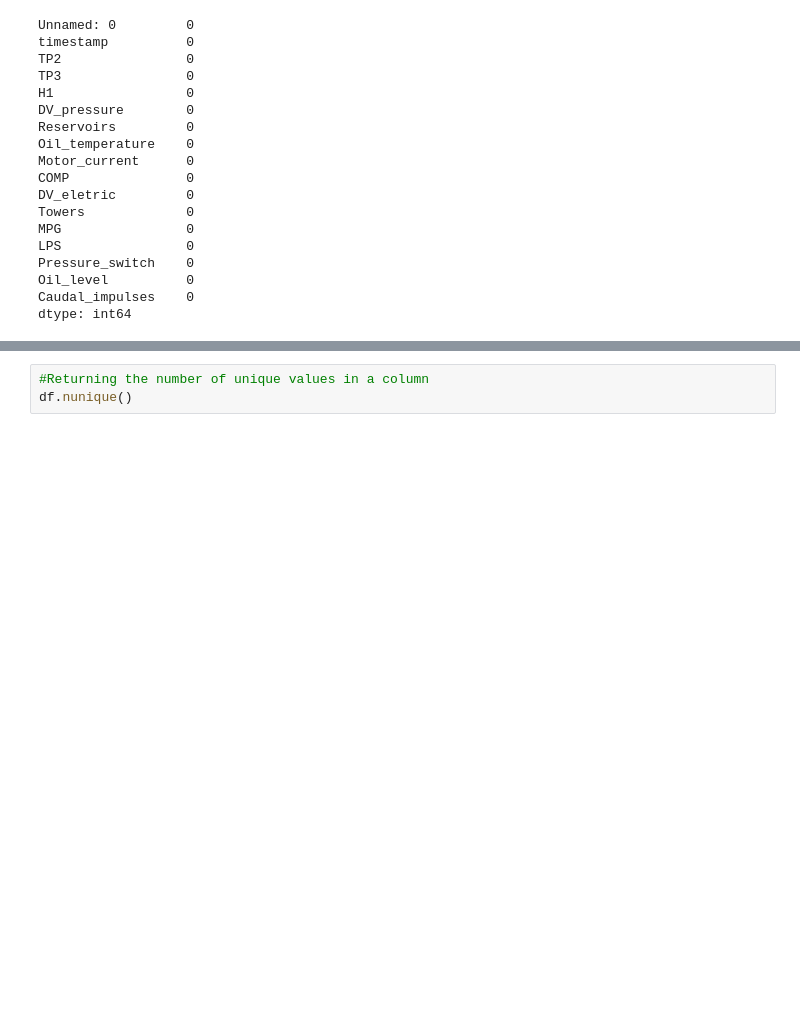
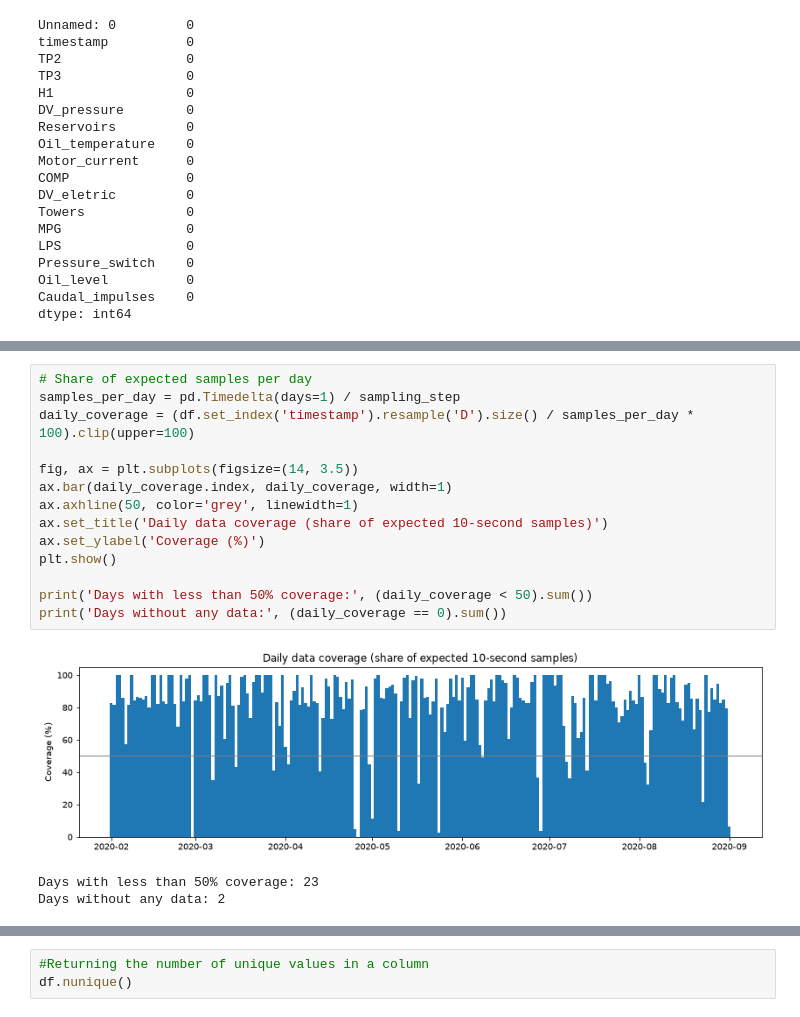
Before and after one commit to Agrima010/industrial-analytics-predictive-maintenance, a Jupyter notebook: MetroPT3_Data Exploratory Analysis.ipynb, the cells around one changed output, grey strips where cells are left out. Cells and saved outputs as stored; diff of their text form; blank space fills up the shorter version.

```diff
--- a/MetroPT3_Data Exploratory Analysis.ipynb
+++ b/MetroPT3_Data Exploratory Analysis.ipynb
@@ -149,0 +404,18 @@ dtype: int64
+# %%
+# Share of expected samples per day
+samples_per_day = pd.Timedelta(days=1) / sampling_step
+daily_coverage = (df.set_index('timestamp').resample('D').size() / samples_per_day * 100).clip(upper=100)
+
+fig, ax = plt.subplots(figsize=(14, 3.5))
+ax.bar(daily_coverage.index, daily_coverage, width=1)
+ax.axhline(50, color='grey', linewidth=1)
+ax.set_title('Daily data coverage (share of expected 10-second samples)')
+ax.set_ylabel('Coverage (%)')
+plt.show()
+
+print('Days with less than 50% coverage:', (daily_coverage < 50).sum())
+print('Days without any data:', (daily_coverage == 0).sum())
+# %% [output]
+[figure, added]
+Days with less than 50% coverage: 23
+Days without any data: 2
```
Also changed, not shown: parts of 99 cells of this notebook, 1 other file.
